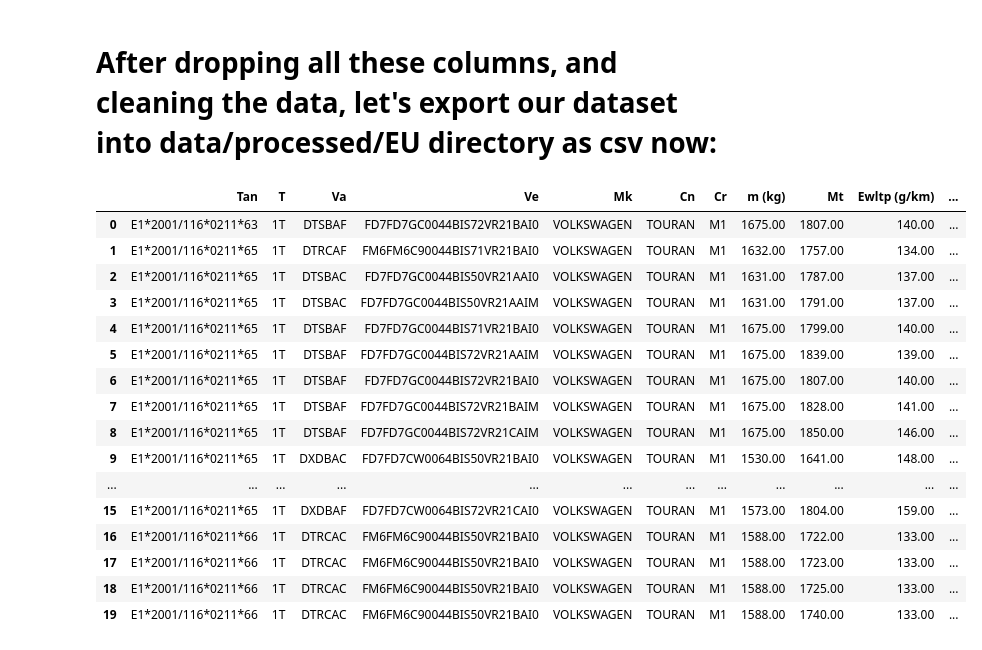
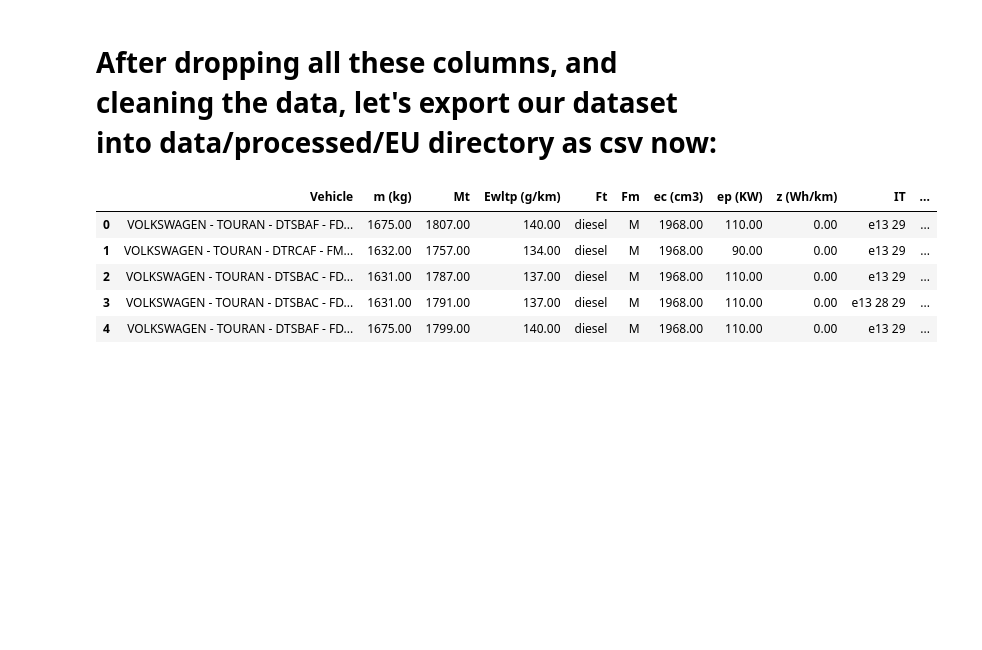
Before and after one commit to serhatgemici/project_data_exploration, a Jupyter notebook: Notebooks/04_preprocessing_and_feature_engineering.ipynb, the cells around one changed output. Cells and saved outputs as stored; diff of their text form; code cells hidden in the pictures; blank space fills up the shorter version.

```diff
--- a/Notebooks/04_preprocessing_and_feature_engineering.ipynb
+++ b/Notebooks/04_preprocessing_and_feature_engineering.ipynb
@@ -1541,0 +1684,2 @@ for fuel_type, matrix in corr_by_fuel.items():
+# %%
+df_fr_2024.loc[df_fr_2024["IT"].isna(), "IT"] = "none"
@@ -1541,0 +1688,8 @@ for fuel_type, matrix in corr_by_fuel.items():
+# %%
+# Columns to be merged
+cols_to_merge = ["Mk", "Cn", "Va", "Ve", "T", "Tan"]
+
+df_fr_2024["Vehicle"] = df_fr_2024[cols_to_merge].apply(
+    lambda x: " - ".join(x.dropna().astype(str)), axis=1
+)
+df_fr_2024.head()
@@ -1541,0 +1703,5 @@ for fuel_type, matrix in corr_by_fuel.items():
+# %%
+# let's drop the old columns
+cols_to_drop = ["Mk", "Cn", "Va", "Ve", "T", "Tan"]
+df_fr_2024 = df_fr_2024.drop(columns = cols_to_drop, errors="ignore")
+df_fr_2024.head()
@@ -1541,0 +1715,11 @@ for fuel_type, matrix in corr_by_fuel.items():
+# %%
+# Let's move Vehicle column to the front
+col_to_front = "Vehicle"
+
+# List the remaining columns (excluding "Vehicle")
+cols_remaining = [col for col in df_fr_2024.columns if col != col_to_front]
+
+# Create a DataFrame with the new order
+df_fr_2024 = df_fr_2024[[col_to_front] + cols_remaining]
+
+df_fr_2024.head()
@@ -1544,23 +1735,12 @@ for fuel_type, matrix in corr_by_fuel.items():
 # %%
 df_fr_2024.to_csv("../data/processed/EU/2024_FR.csv", index = False)
 df_fr_2024 = pd.read_csv("../data/processed/EU/2024_FR.csv")
 
-df_fr_2024.head(20)
+df_fr_2024.head()
 # %% [output]
-|  | Tan | T | Va | Ve | Mk | Cn | Cr | m (kg) | Mt | Ewltp (g/km) | ... |
-| 0 | E1*2001/116*0211*63 | 1T | DTSBAF | FD7FD7GC0044BIS72VR21BAI0 | VOLKSWAGEN | TOURAN | M1 | 1675.00 | 1807.00 | 140.00 | ... |
-| 1 | E1*2001/116*0211*65 | 1T | DTRCAF | FM6FM6C90044BIS71VR21BAI0 | VOLKSWAGEN | TOURAN | M1 | 1632.00 | 1757.00 | 134.00 | ... |
-| 2 | E1*2001/116*0211*65 | 1T | DTSBAC | FD7FD7GC0044BIS50VR21AAI0 | VOLKSWAGEN | TOURAN | M1 | 1631.00 | 1787.00 | 137.00 | ... |
-| 3 | E1*2001/116*0211*65 | 1T | DTSBAC | FD7FD7GC0044BIS50VR21AAIM | VOLKSWAGEN | TOURAN | M1 | 1631.00 | 1791.00 | 137.00 | ... |
-| 4 | E1*2001/116*0211*65 | 1T | DTSBAF | FD7FD7GC0044BIS71VR21BAI0 | VOLKSWAGEN | TOURAN | M1 | 1675.00 | 1799.00 | 140.00 | ... |
-| 5 | E1*2001/116*0211*65 | 1T | DTSBAF | FD7FD7GC0044BIS72VR21AAIM | VOLKSWAGEN | TOURAN | M1 | 1675.00 | 1839.00 | 139.00 | ... |
-| 6 | E1*2001/116*0211*65 | 1T | DTSBAF | FD7FD7GC0044BIS72VR21BAI0 | VOLKSWAGEN | TOURAN | M1 | 1675.00 | 1807.00 | 140.00 | ... |
-| 7 | E1*2001/116*0211*65 | 1T | DTSBAF | FD7FD7GC0044BIS72VR21BAIM | VOLKSWAGEN | TOURAN | M1 | 1675.00 | 1828.00 | 141.00 | ... |
-| 8 | E1*2001/116*0211*65 | 1T | DTSBAF | FD7FD7GC0044BIS72VR21CAIM | VOLKSWAGEN | TOURAN | M1 | 1675.00 | 1850.00 | 146.00 | ... |
-| 9 | E1*2001/116*0211*65 | 1T | DXDBAC | FD7FD7CW0064BIS50VR21BAI0 | VOLKSWAGEN | TOURAN | M1 | 1530.00 | 1641.00 | 148.00 | ... |
-| ... | ... | ... | ... | ... | ... | ... | ... | ... | ... | ... | ... |
-| 15 | E1*2001/116*0211*65 | 1T | DXDBAF | FD7FD7CW0064BIS72VR21CAI0 | VOLKSWAGEN | TOURAN | M1 | 1573.00 | 1804.00 | 159.00 | ... |
-| 16 | E1*2001/116*0211*66 | 1T | DTRCAC | FM6FM6C90044BIS50VR21BAI0 | VOLKSWAGEN | TOURAN | M1 | 1588.00 | 1722.00 | 133.00 | ... |
-| 17 | E1*2001/116*0211*66 | 1T | DTRCAC | FM6FM6C90044BIS50VR21BAI0 | VOLKSWAGEN | TOURAN | M1 | 1588.00 | 1723.00 | 133.00 | ... |
-| 18 | E1*2001/116*0211*66 | 1T | DTRCAC | FM6FM6C90044BIS50VR21BAI0 | VOLKSWAGEN | TOURAN | M1 | 1588.00 | 1725.00 | 133.00 | ... |
-| 19 | E1*2001/116*0211*66 | 1T | DTRCAC | FM6FM6C90044BIS50VR21BAI0 | VOLKSWAGEN | TOURAN | M1 | 1588.00 | 1740.00 | 133.00 | ... |
+|  | Vehicle | m (kg) | Mt | Ewltp (g/km) | Ft | Fm | ec (cm3) | ep (KW) | z (Wh/km) | IT | ... |
+| 0 | VOLKSWAGEN - TOURAN - DTSBAF - FD... | 1675.00 | 1807.00 | 140.00 | diesel | M | 1968.00 | 110.00 | 0.00 | e13 29 | ... |
+| 1 | VOLKSWAGEN - TOURAN - DTRCAF - FM... | 1632.00 | 1757.00 | 134.00 | diesel | M | 1968.00 | 90.00 | 0.00 | e13 29 | ... |
+| 2 | VOLKSWAGEN - TOURAN - DTSBAC - FD... | 1631.00 | 1787.00 | 137.00 | diesel | M | 1968.00 | 110.00 | 0.00 | e13 29 | ... |
+| 3 | VOLKSWAGEN - TOURAN - DTSBAC - FD... | 1631.00 | 1791.00 | 137.00 | diesel | M | 1968.00 | 110.00 | 0.00 | e13 28 29 | ... |
+| 4 | VOLKSWAGEN - TOURAN - DTSBAF - FD... | 1675.00 | 1799.00 | 140.00 | diesel | M | 1968.00 | 110.00 | 0.00 | e13 29 | ... |
```
Also changed, not shown: parts of 38 cells of this notebook.
